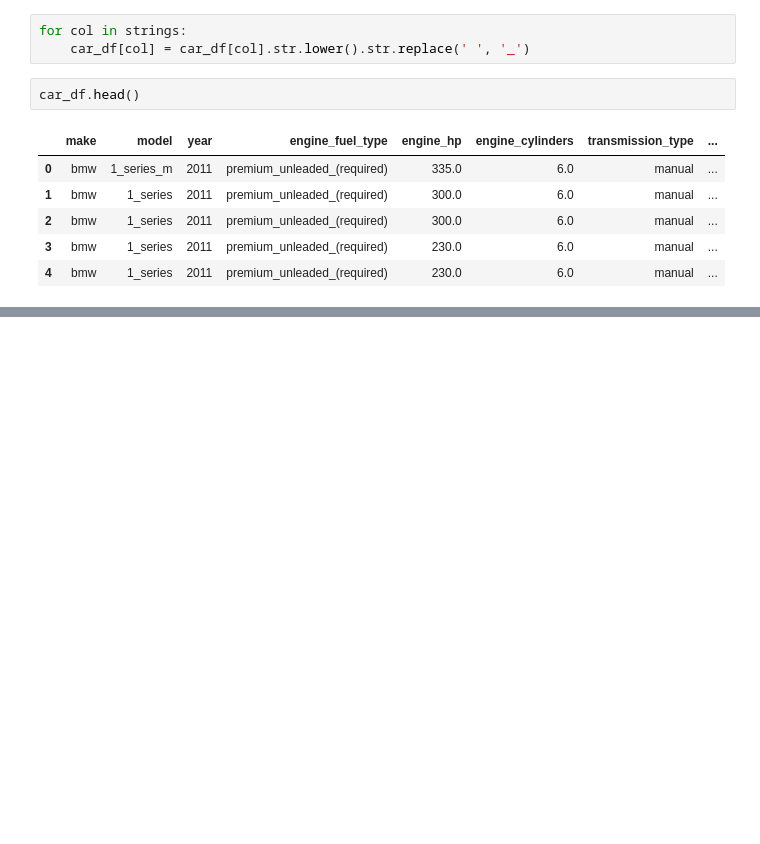
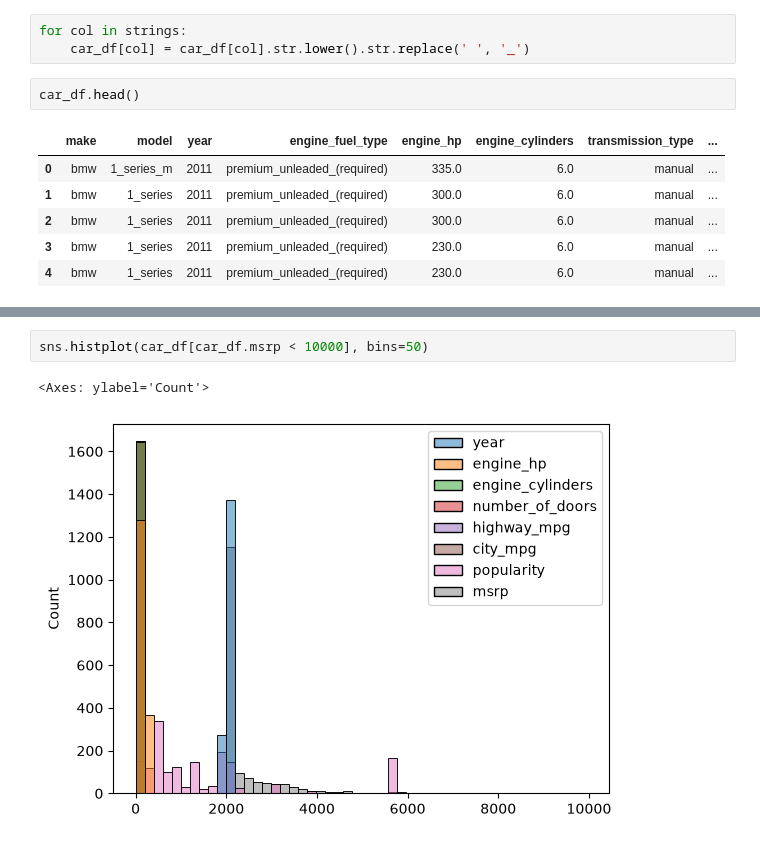
Before and after one commit to AJKossi/machine-learning-zoomcamp, a Jupyter notebook: 02-car-price/02-carprice.ipynb, the cells around one changed output, grey strips where cells are left out. Cells and saved outputs as stored; diff of their text form; blank space fills up the shorter version.

```diff
--- a/02-car-price/02-carprice.ipynb
+++ b/02-car-price/02-carprice.ipynb
@@ -158,0 +194,5 @@ car_df.head()
+# %%
+sns.histplot(car_df[car_df.msrp < 10000], bins=50)
+# %% [output]
+<Axes: ylabel='Count'>
+[figure, added]
```
Also changed, not shown: parts of 4 cells of this notebook.
